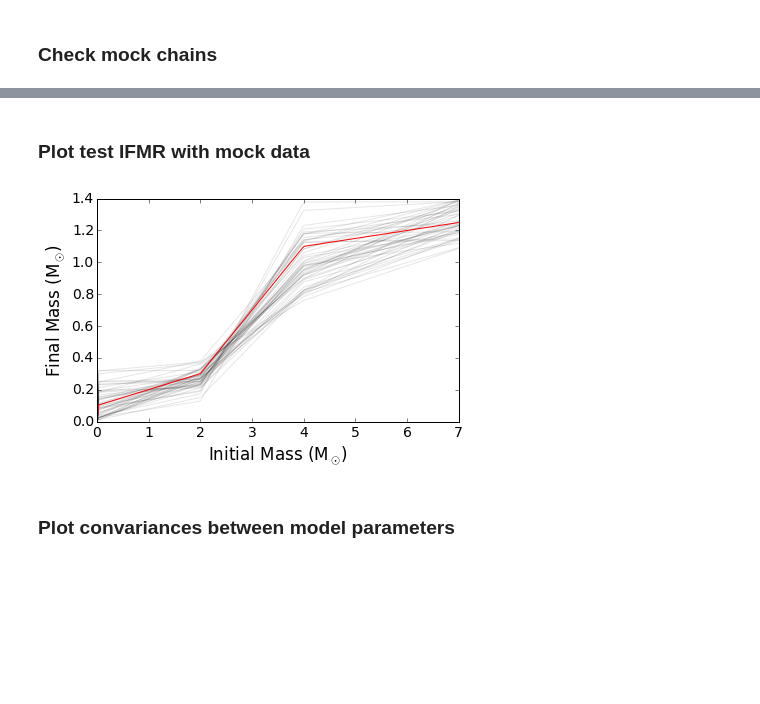
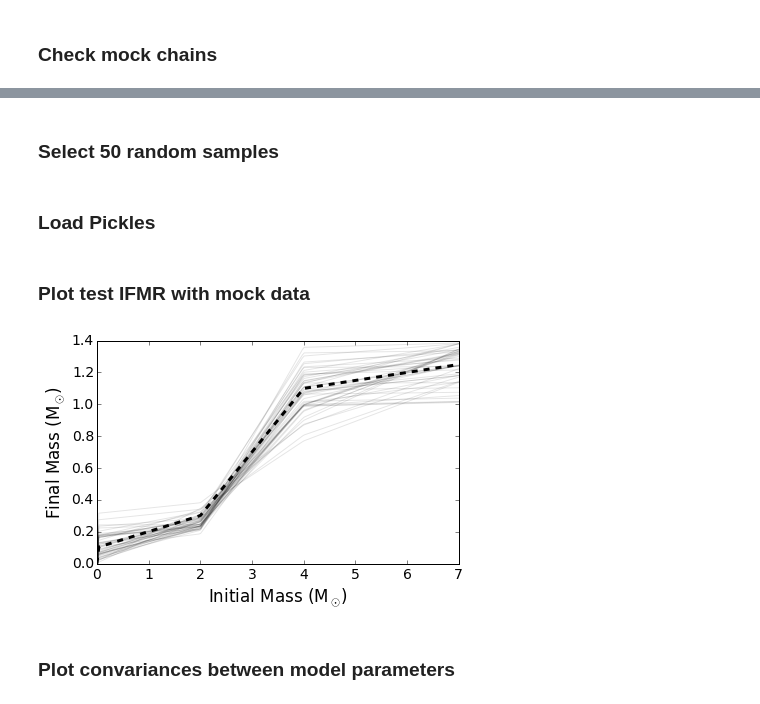
Before and after one commit to astroJeff/separated-at-birth, a Jupyter notebook: notebooks/IFMR DWD.ipynb, the cells around one changed output, grey strips where cells are left out. Saved outputs shown, nothing was run; the diff lists cells and outputs as text; code cells hidden in the pictures; blank space fills up the shorter version.

```diff
--- a/notebooks/IFMR DWD.ipynb
+++ b/notebooks/IFMR DWD.ipynb
@@ -407,0 +390,2 @@ for i in range(sampler_1.dim):
+# %% [markdown]
+### Select 50 random samples
@@ -407,0 +417,2 @@ for i in range(sampler_1.dim):
+# %% [markdown]
+### Load Pickles
@@ -408,55 +429,40 @@ for i in range(sampler_1.dim):
 # %% [markdown]
 ### Plot test IFMR with mock data
 # %%
-ndim = 5
-
-# Select only the IFMR parameters
-samples_mock_1 = sampler_1.flatchain
-#samples_mock_1 = sampler_1.flatchain.T[0:4].T
-
-
-# Select 50 random samples from the posterior distribution
-posterior_samples = np.array([])
-for bt1, th1, th2, th3, mu, sig in samples_mock_1[np.random.randint(len(samples_mock_1),size=50)]:
-    p = np.array([bt1, th1, th2, th3, mu, sig])
-    posterior_samples = np.append(posterior_samples, p)
-posterior_samples.shape = (50,6)
-
-
-
 # Plot the random posterior samples
 M_zams_temp = np.linspace(0.,7.,200)
 
+# Show posterior samples
 for s in posterior_samples:
     M_wd_temp = get_m_wd(s, M_zams_temp)
 
     plt.plot(M_zams_temp, M_wd_temp, color="k", alpha=0.1)
 
+# Plot input IFMR
+M_wd_true_1 = get_m_wd(p_true_1, M_zams_temp)
+plt.plot(M_zams_temp, M_wd_true_1, color='k', linestyle="--", linewidth=3)
 
-M_wd_true_1 = get_m_wd(p_true_1, M_zams_temp)
-plt.plot(M_zams_temp, M_wd_true_1, color='r')
 
+# Adjust plot style
 font = {'family' : 'normal',
         'weight' : 'normal',
         'size'   : 14}
 
 plt.rc('font', **font)
 
 plt.xlim(0.0, 7.0)
 plt.ylim(0.0,1.4)
-#plt.xlabel('$M_i$', fontsize=24)
-#plt.ylabel('$M_{wd}$', fontsize=24)
 
 plt.tight_layout()
 plt.gcf().subplots_adjust(bottom=0.15, left=0.12)
 
 plt.xlabel("Initial Mass (M$_{\odot}$)")
 plt.ylabel("Final Mass (M$_{\odot}$)")
 
 #plt.show()
-plt.savefig('../figures/samples_mock.pdf')
+plt.savefig('../figures/f16.pdf')
 # %% [output]
-[figure, old version]
+[figure, new version]
 # %% [markdown]
 ### Plot convariances between model parameters
 # %%
```
Also changed, not shown: parts of 36 cells of this notebook.
